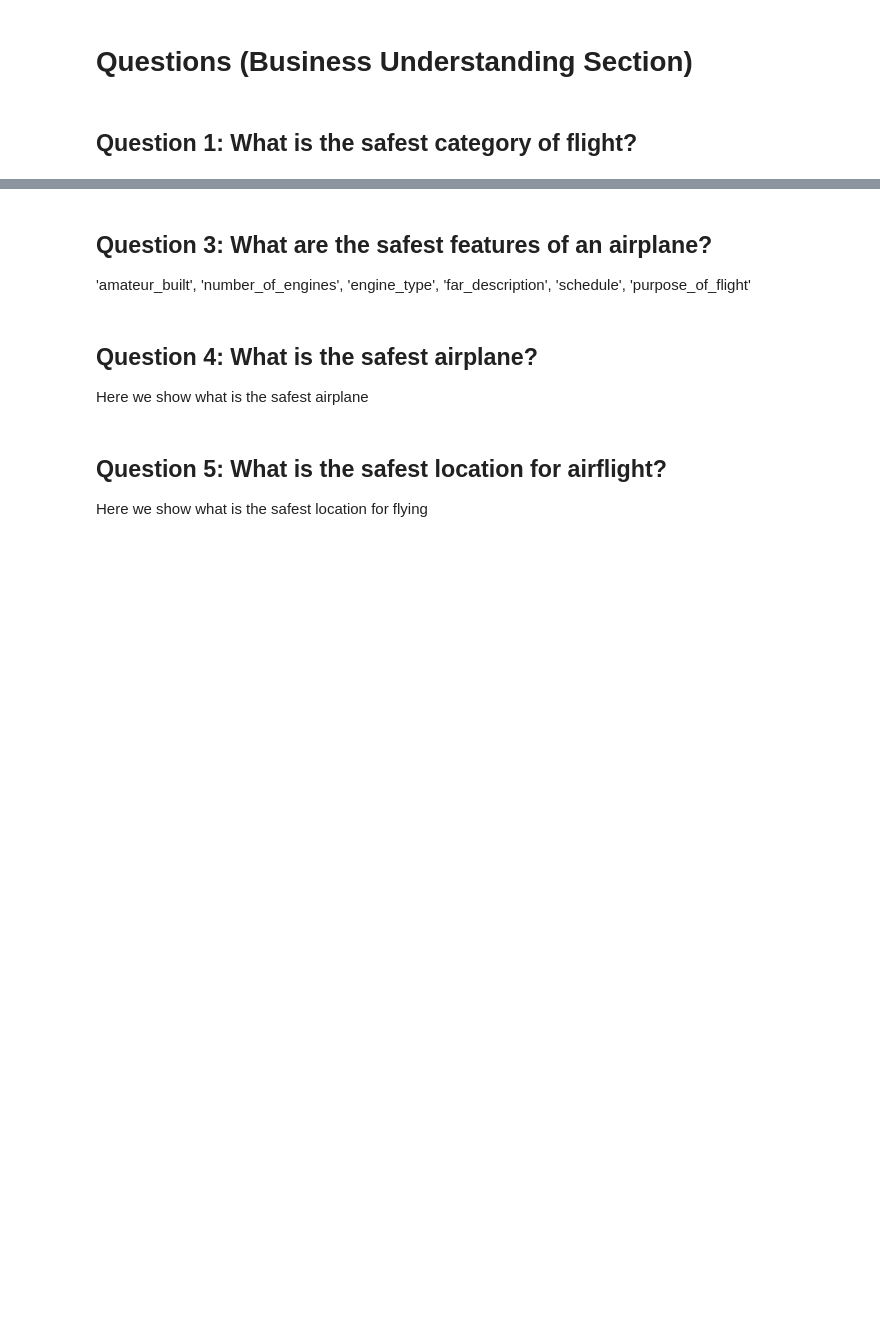
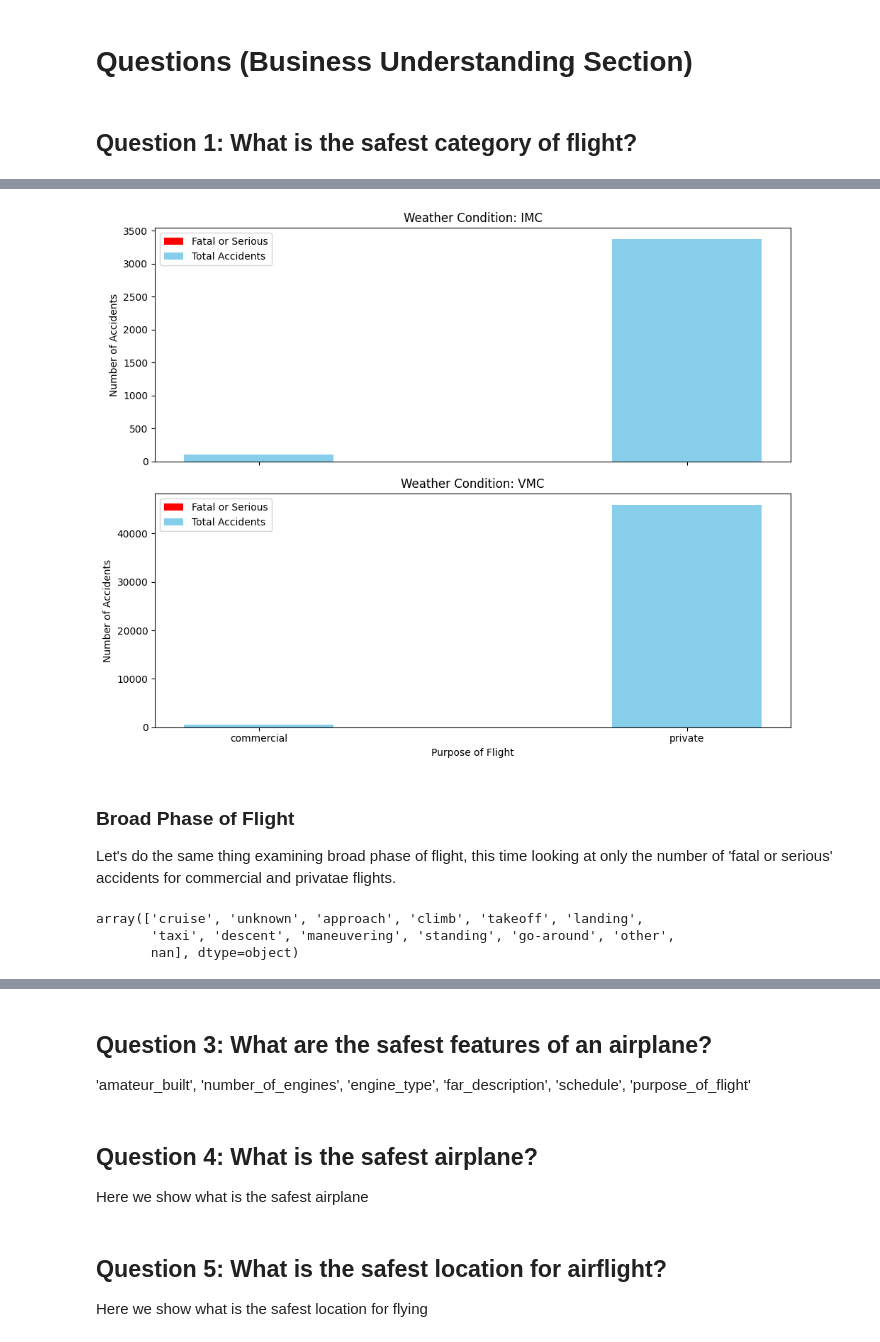
Before and after one commit to emmascotson/aviation-venture-risk-eda, a Jupyter notebook: aviation-venture-risk-eda.ipynb, the cells around one changed output, grey strips where cells are left out. Cells and saved outputs as stored; diff of their text form; code cells hidden in the pictures; blank space fills up the shorter version.

```diff
--- a/aviation-venture-risk-eda.ipynb
+++ b/aviation-venture-risk-eda.ipynb
@@ -1768,0 +1998,18 @@ Here we show that private flight is FAR more risky than commercial
+# %%
+#Filter the data for 'commercial' and 'private' flights
+commercial_private_flights = aviation_data[aviation_data['purpose_of_flight'].isin(['commercial', 'private'])]
+
+#Count occurrences of 'imc' and 'vmc' weather_condition values, for each category of flight
+commercial_imc_count = commercial_private_flights[(commercial_private_flights['purpose_of_flight'] == 'commercial') &
+                                                    (commercial_private_flights['weather_condition'] == 'imc')].shape[0]
+commercial_vmc_count = commercial_private_flights[(commercial_private_flights['purpose_of_flight'] == 'commercial') &
+                                                   (commercial_private_flights['weather_condition'] == 'vmc')].shape[0]
+private_imc_count = commercial_private_flights[(commercial_private_flights['purpose_of_flight'] == 'private') &
+                                                (commercial_private_flights['weather_condition'] == 'imc')].shape[0]
+private_vmc_count = commercial_private_flights[(commercial_private_flights['purpose_of_flight'] == 'private') &
+                                                (commercial_private_flights['weather_condition'] == 'vmc')].shape[0]
+
+print("commercial imc count:", commercial_imc_count)
+print("commercial vmc count:", commercial_vmc_count)
+print("private imc count:", private_imc_count)
+print("private_vmc_count:", private_vmc_count)
@@ -1768,0 +2027,46 @@ Here we show that private flight is FAR more risky than commercial
+# %%
+#Get imc and vmc weather conditions
+weather_conditions = ['imc', 'vmc']
+
+#Using subplots this tim
+fig, axs = plt.subplots(len(weather_conditions), 1, figsize=(10,8), sharex=True)
+
+#Iterating over each weather condition
+for i, weather_condition in enumerate(weather_conditions):
+    weather_data_purp = commercial_private_flights[commercial_private_flights['weather_condition'] == weather_condition]
+    #Group by 'purpose_of_flight'
+    grouped_data_purp = weather_data_purp.groupby('purpose_of_flight').agg(
+        total_accidents_purp=('accident_number', 'count'),
+        fatal_or_serious_purp=('severity_category', lambda x: sum(x == 'Fatal or Serious'))
+    ).reset_index()
+
+    #Set bar positions
+    x = np.arange(len(grouped_data_purp))
+    width = 0.35
+    #Plot bars for total accidents
+    axs[i].bar(x, grouped_data_purp['fatal_or_serious_purp'], width, label='Fatal or Serious', color='red')
+    #Plot bars for 'Fatal or Serious' accidents
+    axs[i].bar(x, grouped_data_purp['total_accidents_purp'], width, label='Total Accidents', color='skyblue')
+    #Labels, title, legend
+    axs[i].set_title(f'Weather Condition: {weather_condition.upper()}')
+    axs[i].set_ylabel('Number of Accidents')
+    axs[i].set_xticks(x)
+    axs[i].set_xticklabels(grouped_data_purp['purpose_of_flight'])
+    axs[i].legend()
+
+#Other labels and layout
+plt.xlabel('Purpose of Flight')
+plt.tight_layout()
+plt.show()
+# %% [output]
+[figure, added]
+# %% [markdown]
+### Broad Phase of Flight
+
+Let's do the same thing examining broad phase of flight, this time looking at only the number of 'fatal or serious' accidents for commercial and privatae flights.
+# %%
+aviation_data['broad_phase_of_flight'].unique()
+# %% [output]
+array(['cruise', 'unknown', 'approach', 'climb', 'takeoff', 'landing',
+       'taxi', 'descent', 'maneuvering', 'standing', 'go-around', 'other',
+       nan], dtype=object)
```
Also changed, not shown: parts of 104 cells of this notebook, 1 other file.
